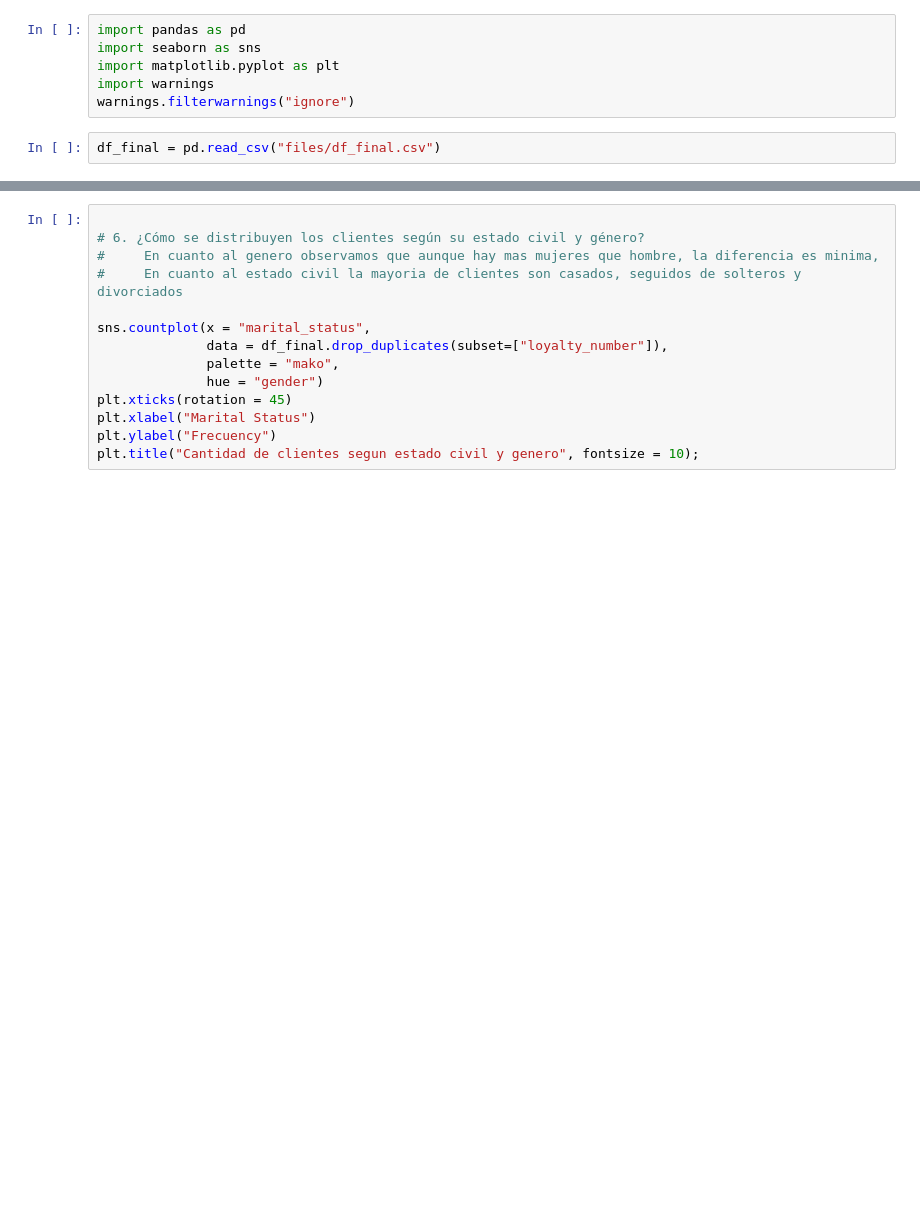
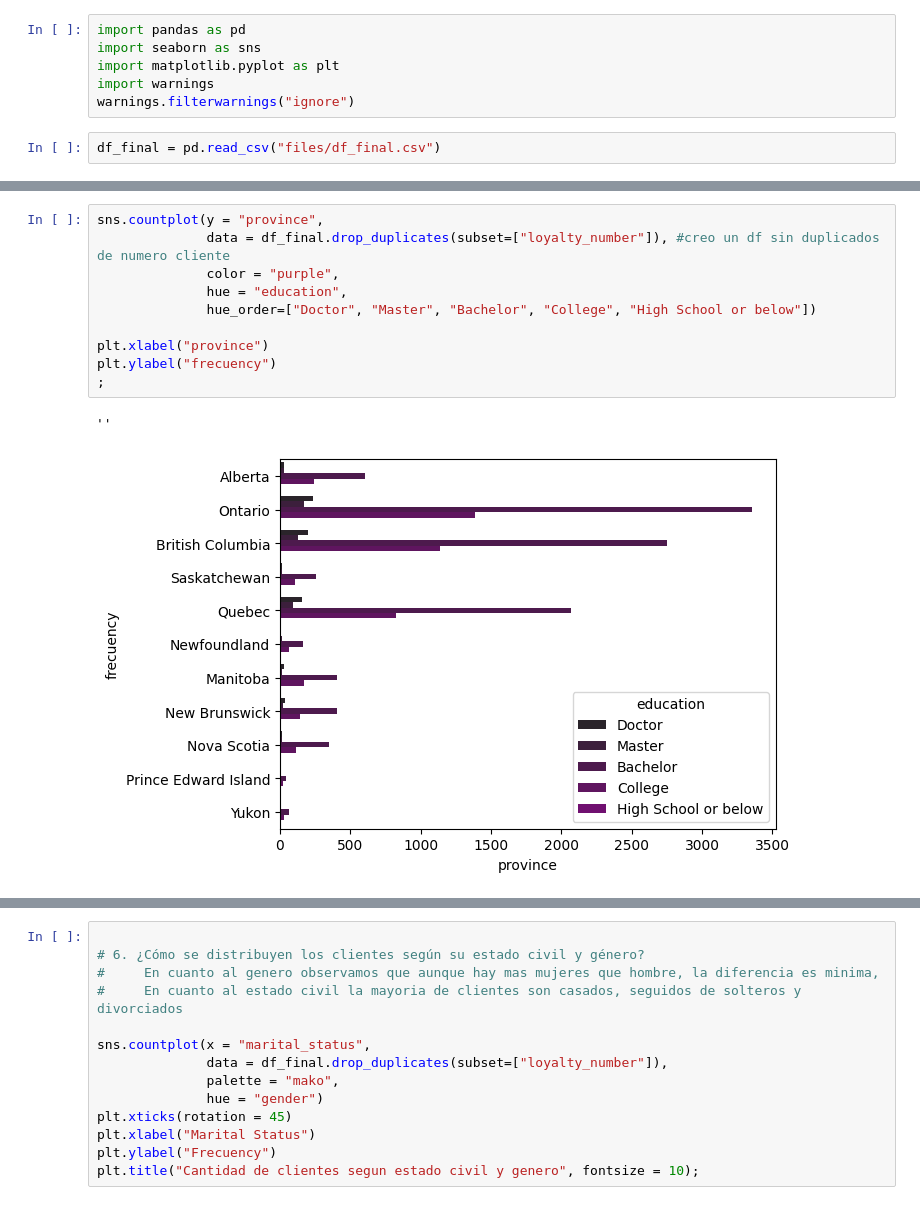
Before and after one commit to Adalab/ETL_and_analysis, a Jupyter notebook: visualizaciones.ipynb, the cells around one changed output, grey strips where cells are left out. Drawn from its saved outputs; the diff is of its cells as text; blank space fills up the shorter version.

```diff
--- a/visualizaciones.ipynb
+++ b/visualizaciones.ipynb
@@ -55,2 +75,15 @@ plt.xlabel("frecuency");
 # %% [output]
 [figure]
+# %%
+sns.countplot(y = "province",
+              data = df_final.drop_duplicates(subset=["loyalty_number"]), #creo un df sin duplicados de numero cliente
+              color = "purple",
+              hue = "education",
+              hue_order=["Doctor", "Master", "Bachelor", "College", "High School or below"])
+
+plt.xlabel("province")
+plt.ylabel("frecuency")
+;
+# %% [output]
+''
+[figure, added]
```
Also changed, not shown: parts of 9 cells of this notebook, 3 other files.
